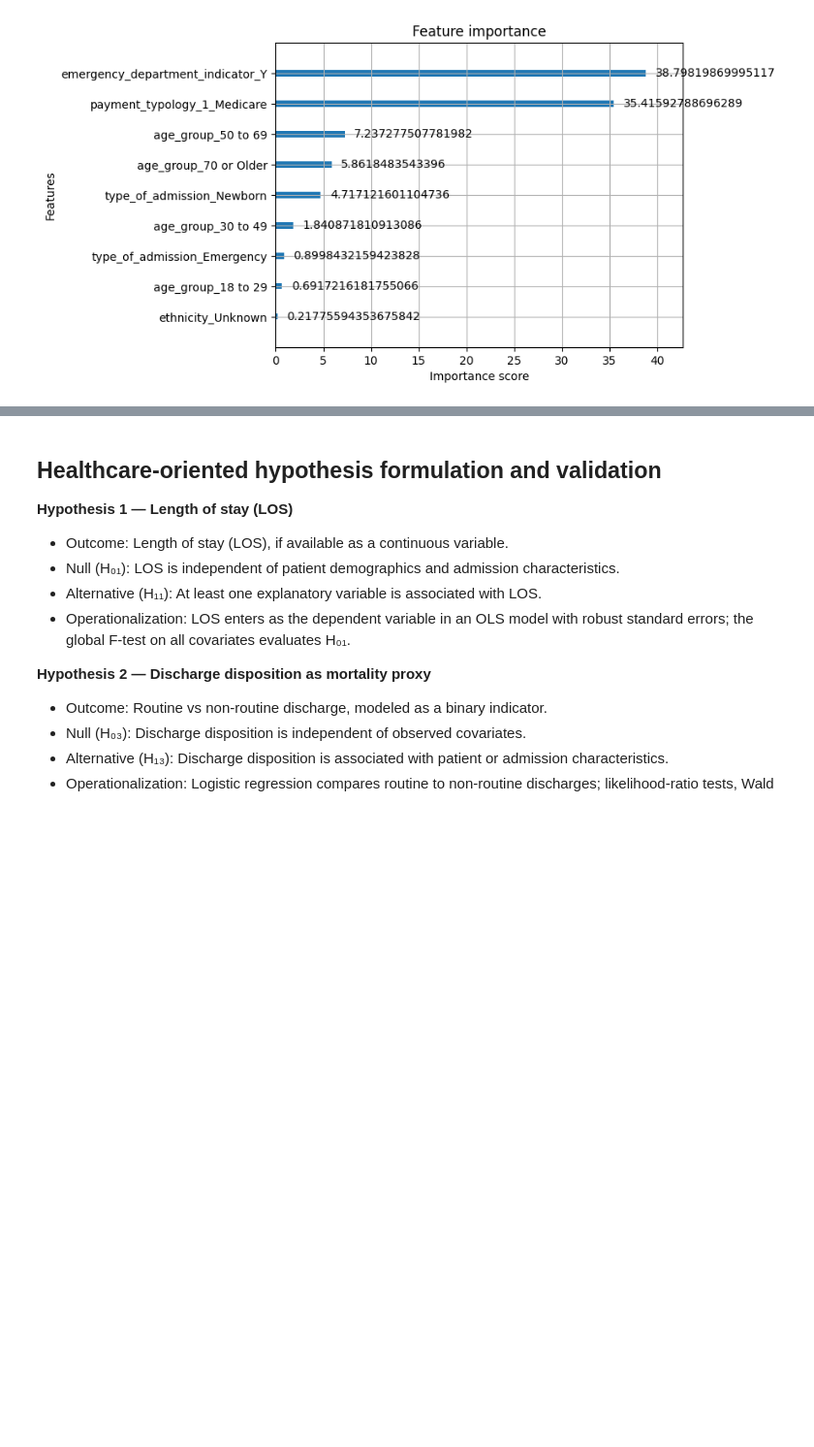
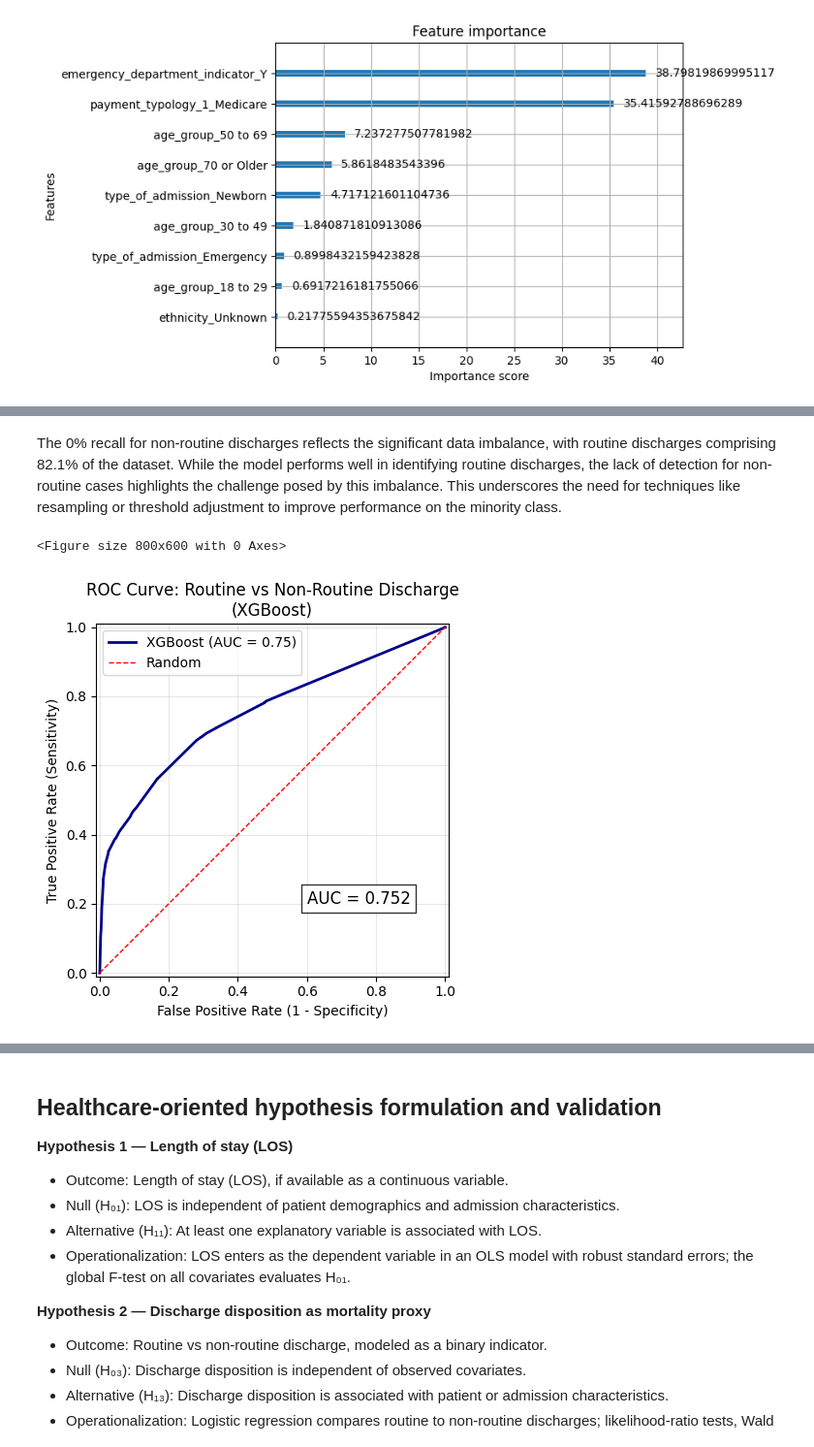
Before and after one commit to ibejerano/unie-healthcare-regression, a Jupyter notebook: src/hospital_los_regressor.ipynb, the cells around one changed output, grey strips where cells are left out. Shown at 97% size. Saved outputs shown, nothing was run; the diff lists cells and outputs as text; code cells hidden in the pictures; blank space fills up the shorter version.

```diff
--- a/src/hospital_los_regressor.ipynb
+++ b/src/hospital_los_regressor.ipynb
@@ -1545,34 +1561,45 @@ NameError: name 'fold' is not defined
+# %% [markdown]
+The 0% recall for non-routine discharges reflects the significant data imbalance, with routine discharges comprising 82.1% of the dataset. While the model performs well in identifying routine discharges, the lack of detection for non-routine cases highlights the challenge posed by this imbalance. This underscores the need for techniques like resampling or threshold adjustment to improve performance on the minority class.
 # %%
-# Plot ROC Curve for the last fold or average ROC across all folds
-plt.figure(figsize=(8, 6))
+from sklearn.metrics import roc_auc_score, RocCurveDisplay
+import matplotlib.pyplot as plt
 
+# Ensure the models list is not empty
+if len(models) > 0:
+    # Get the model, validation data, and true labels for the last fold
+    last_model, X_val_last, y_val_last = models[-1]
 
-last_model, X_val_last, y_val_last = models[-1]
-y_proba_last = last_model.predict_proba(X_val_last)[:, 1]
+    # Get the predicted probabilities for the last fold's validation data
+    y_proba_last = last_model.predict_proba(X_val_last)[:, 1]
 
-# Plot ROC Curve for the last fold's validation set
-from sklearn.metrics import RocCurveDisplay
+    # Plot ROC Curve for the last fold's validation set
+    plt.figure(figsize=(8, 6))
 
-RocCurveDisplay.from_estimator(
-    last_model,        # Use the last fold's model
-    X_val_last,
-    y_val_last,
-    color='darkblue',
-    linewidth=2,
-    name='XGBoost'
-)
+    RocCurveDisplay.from_estimator(
+        last_model,         # Use the last fold's model
+        X_val_last,
+        y_val_last,
+        color='darkblue',
+        linewidth=2,
+        name='XGBoost'
+    )
 
-plt.plot([0, 1], [0, 1], 'r--', linewidth=1, label='Random')
-plt.text(0.6, 0.2, f'AUC = {roc_auc_score(y_val_last, y_proba_last):.3f}',
-            fontsize=12, bbox=dict(facecolor='white', alpha=0.8))
+    plt.plot([0, 1], [0, 1], 'r--', linewidth=1, label='Random')
+    plt.text(0.6, 0.2, f'AUC = {roc_auc_score(y_val_last, y_proba_last):.3f}',
+             fontsize=12, bbox=dict(facecolor='white', alpha=0.8))
 
-plt.title('ROC Curve: Routine vs Non-Routine Discharge\n(XGBoost)')
-plt.xlabel('False Positive Rate (1 - Specificity)')
-plt.ylabel('True Positive Rate (Sensitivity)')
-plt.legend()
-plt.grid(alpha=0.3)
-plt.tight_layout()
-plt.show()
+    plt.title('ROC Curve: Routine vs Non-Routine Discharge\n(XGBoost)')
+    plt.xlabel('False Positive Rate (1 - Specificity)')
+    plt.ylabel('True Positive Rate (Sensitivity)')
+    plt.legend()
+    plt.grid(alpha=0.3)
+    plt.tight_layout()
+    plt.show()
+else:
+    print("No models found. Please check the training loop.")
+# %% [output]
+<Figure size 800x600 with 0 Axes>
+[figure, added]
 # %%
 from sklearn.metrics import PrecisionRecallDisplay
 import matplotlib.pyplot as plt
```
Also changed, not shown: parts of 9 cells of this notebook.
